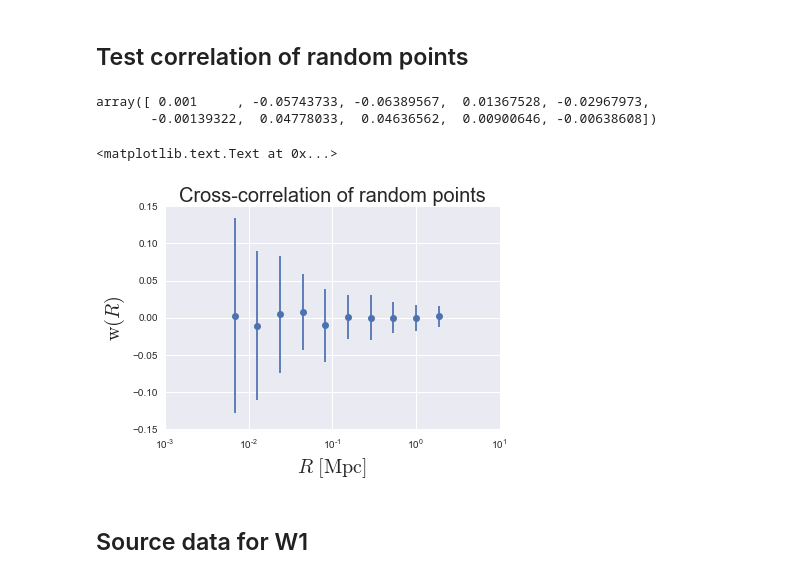
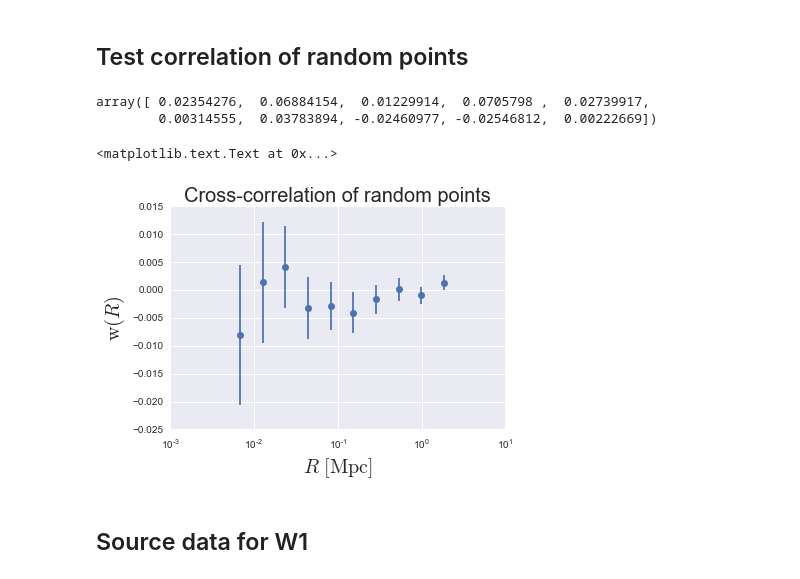
Before and after one commit to jesford/MagniPy, a Jupyter notebook: try_out_treecorr.ipynb, the cells around one changed output. Saved outputs shown, nothing was run; the diff lists cells and outputs as text; code cells hidden in the pictures.

```diff
--- a/try_out_treecorr.ipynb
+++ b/try_out_treecorr.ipynb
@@ -103,36 +103,38 @@ def get_fake_data(n1=200, n2=1000, nrand=1000, weighted=True):
 # %%
 data1, data2, rand = get_fake_data()
 # %%
-corr, r = landyszalay_crosscorr(data1, data2, rand, weighted=True, config=config)
+corr, r = landyszalay_crosscorr(data1, data2, rand,
+                                weighted=True, config=config)
 corr
 # %% [output]
-array([ 0.001     , -0.05743733, -0.06389567,  0.01367528, -0.02967973,
-       -0.00139322,  0.04778033,  0.04636562,  0.00900646, -0.00638608])
+array([ 0.02354276,  0.06884154,  0.01229914,  0.0705798 ,  0.02739917,
+        0.00314555,  0.03783894, -0.02460977, -0.02546812,  0.00222669])
 # %%
 ntimes = 100
 correlations = []
 for i in range(ntimes):
     data1, data2, rand = get_fake_data()
-    c, r = landyszalay_crosscorr(data1, data2, rand, weighted=True, config=config)
+    c, r = landyszalay_crosscorr(data1, data2, rand,
+                                 weighted=True, config=config)
     correlations.append(c)
 
 correlations = np.array(correlations)
 
 corr = correlations.mean(axis=0)
 stddev = correlations.std(axis=0)
-stderr = stddev/ntimes
+stderr = stddev/np.sqrt(ntimes)
 
 #print(corr)
 #print(stderr)
 # %%
-plt.errorbar(r, corr, yerr=stddev, fmt='o')
+plt.errorbar(r, corr, yerr=stderr, fmt='o')
 plt.xscale('log')
 plt.title('Cross-correlation of random points')
 plt.xlabel(al.r_mpc)
 plt.ylabel('$\mathrm{w}(R)$')
 # %% [output]
 <matplotlib.text.Text at 0x...>
-[figure, old version]
+[figure, new version]
 # %% [markdown]
 ## Source data for W1
 # %%
```
Also changed, not shown: parts of 14 cells of this notebook.
